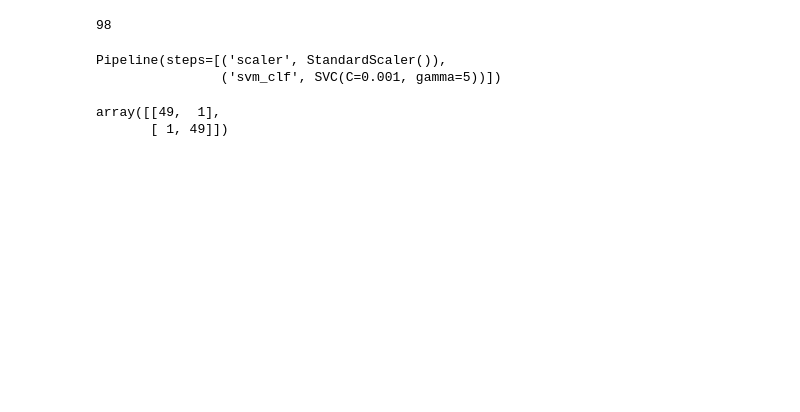
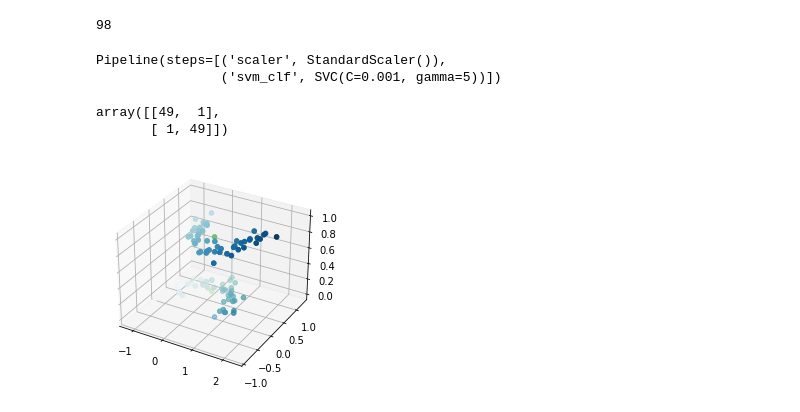
Before and after one commit to tekeuange23/ml-in-action, a Jupyter notebook: Nonlinear SVM.ipynb, the cells around one changed output. Drawn from its saved outputs; the diff is of its cells as text; code cells hidden in the pictures; blank space fills up the shorter version.

```diff
--- a/Nonlinear SVM.ipynb
+++ b/Nonlinear SVM.ipynb
@@ -61,24 +125,34 @@ original = y
 # %% [output]
 98
-# %%
-###################################################################################################################
-#                                   ''' Training a Polynomial Kernel SVM '''
-###################################################################################################################
-rbf_kernel_svm_clf = Pipeline([
-        ("scaler", StandardScaler()),
-        ("svm_clf", SVC(kernel="rbf", gamma=5, C=0.001))
-    ])
-
-rbf_kernel_svm_clf.fit(X, y)
-# %% [output]
-Pipeline(steps=[('scaler', StandardScaler()),
-                ('svm_clf', SVC(C=0.001, gamma=5))])
-# %%
-expected = rbf_kernel_svm_clf.predict(X)
-original = y
-
-(expected == original).sum()
-confusion_matrix(original, expected)
-# %% [output]
-array([[49,  1],
-       [ 1, 49]])
+# %%
+###################################################################################################################
+#                                   ''' Training a Polynomial Kernel SVM '''
+###################################################################################################################
+rbf_kernel_svm_clf = Pipeline([
+        ("scaler", StandardScaler()),
+        ("svm_clf", SVC(kernel="rbf", gamma=5, C=0.001))
+    ])
+
+rbf_kernel_svm_clf.fit(X, y)
+# %% [output]
+Pipeline(steps=[('scaler', StandardScaler()),
+                ('svm_clf', SVC(C=0.001, gamma=5))])
+# %%
+obtained = rbf_kernel_svm_clf.predict(X)
+expected = y
+
+confusion_matrix(expected, obtained)
+# %% [output]
+array([[49,  1],
+       [ 1, 49]])
+# %%
+ax = plt.axes(projection='3d')
+# ax.plot3D(X[:,0], X[:,1], obtained, 'gray')
+ax.scatter3D(X[:,0], X[:,1], obtained, c=X[:,0], cmap='Greens');
+ax.scatter3D(X[:,0], X[:,1], expected, c=X[:,0], cmap='Blues');
+
+plt.show()
+
+# (X[:,0], X[:,1], obtained)
+# %% [output]
+[figure, added]
```
Also changed, not shown: parts of 11 cells of this notebook.
